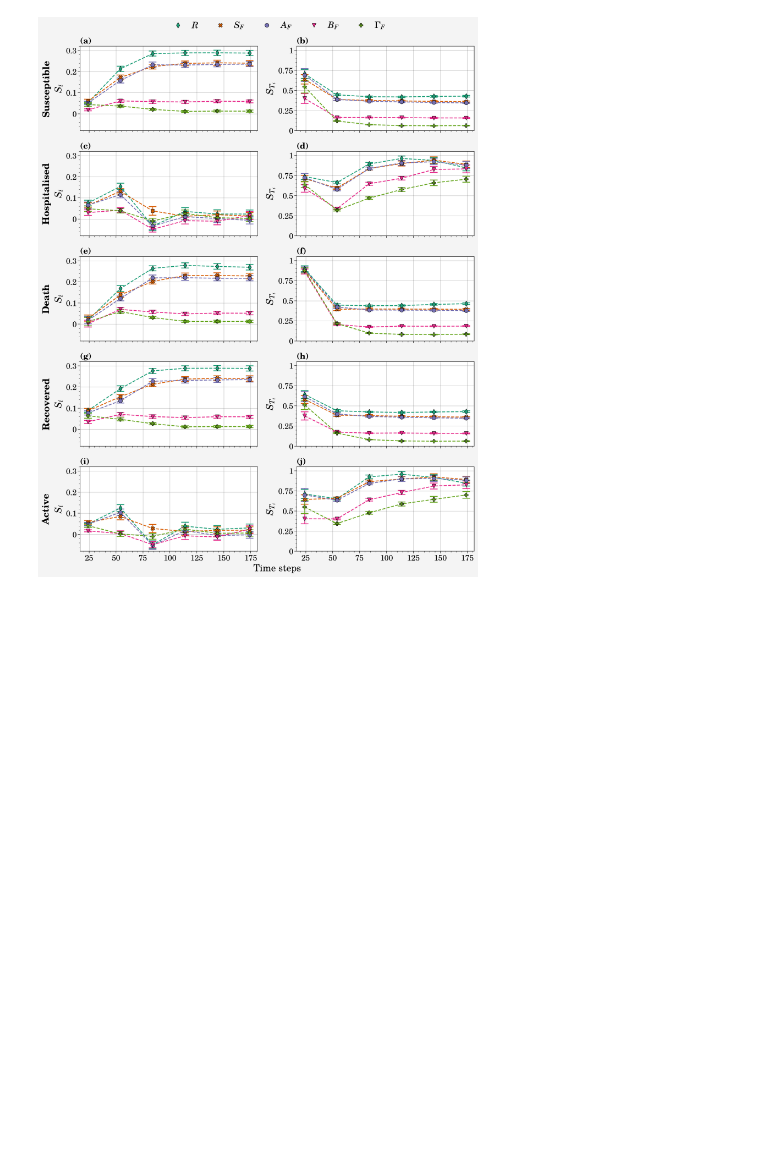
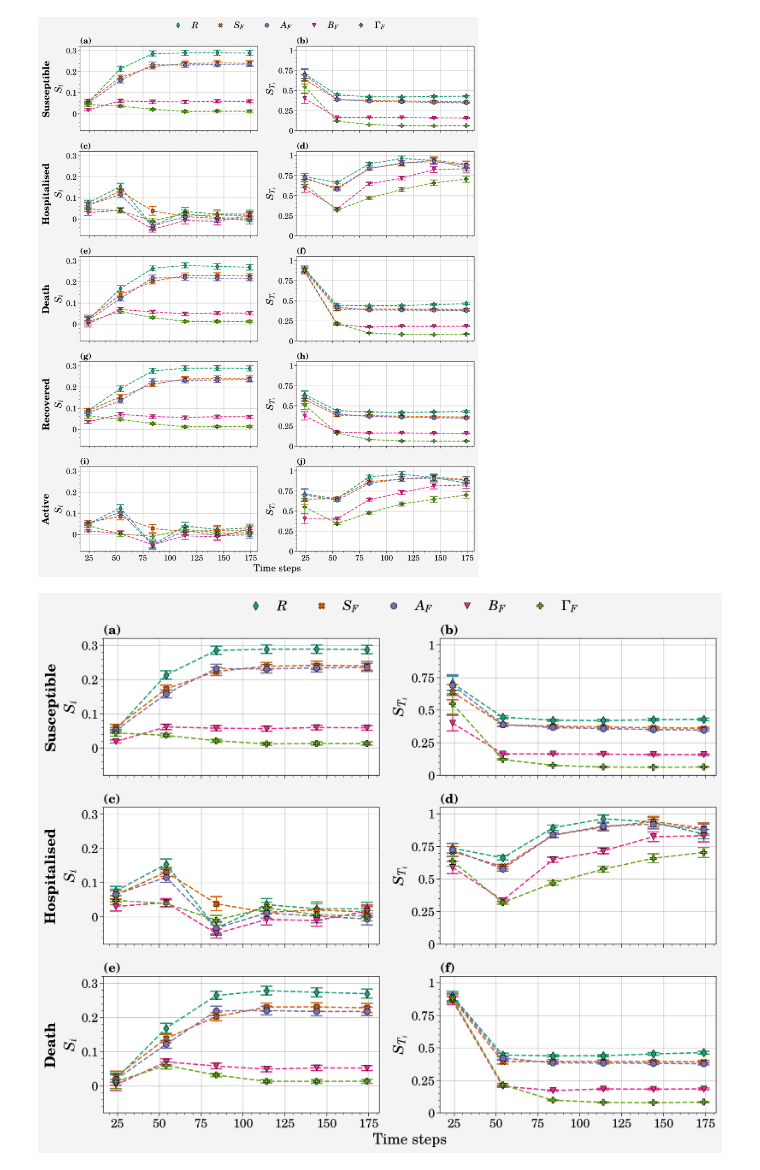
Before and after one commit to bazvalya/GSA_using_GDMaps_PCE, a Jupyter notebook: notebooks/DeepABM_SobolGSA.ipynb, the cells around one changed output. Drawn from its saved outputs; the diff is of its cells as text; code cells hidden in the pictures; blank space fills up the shorter version.

```diff
--- a/notebooks/DeepABM_SobolGSA.ipynb
+++ b/notebooks/DeepABM_SobolGSA.ipynb
@@ -206,3 +206,58 @@ plt.savefig('plots/SI/DeepABM_SALib_ts.pdf', bbox_inches='tight')
 plt.show()
 # %% [output]
 [figure]
+# %%
+pplt.rc['grid.linewidth'] = 0.5
+pplt.rc['grid.alpha'] = 0.3
+
+error_marker_styles = ['d', 'X','o', 'v', 'P', 's', '*']
+colors=mcp.gen_color(cmap="Dark2",n=9)
+
+fig, axs = pplt.subplots(ncols=2, nrows=3, figsize=(11, 9), sharex=True, sharey=False)
+
+col1 = np.linspace(0, 4, 3, dtype='int')
+col2 = np.linspace(1, 5, 3, dtype='int')
+
+for res_ind, res in enumerate(response_vars[:3]):
+    ls = []
+    for i, param in enumerate(problem['names']):
+        S1_at_ts = [Si_all_combined_ts[ts][res]['S1'][i] for ts in timesteps]
+        S1_errors   = [Si_all_combined_ts[ts][res]['S1_conf'][i] for ts in timesteps]
+
+        ST_at_ts = [Si_all_combined_ts[ts][res]['ST'][i] for ts in timesteps]
+        ST_errors   = [Si_all_combined_ts[ts][res]['ST_conf'][i] for ts in timesteps]
+
+        l = axs[col1[res_ind]].scatter(timesteps, S1_at_ts, color=colors[i],
+                                       label=param_names_short[param], edgecolor='k',
+                                       marker=error_marker_styles[i],
+                                       markersize=50, zorder=3)
+        axs[col1[res_ind]].errorbar(timesteps, S1_at_ts, S1_errors, color=colors[i],
+                                    markeredgewidth=1.5, linestyle='--',
+                                    capsize=7, alpha=1, elinewidth=1.2)
+        axs[col1[res_ind]].format(ylabel=r'$S_{i}$', ylim=(-0.08, 0.32))
+
+        axs[col2[res_ind]].scatter(timesteps, ST_at_ts, color=colors[i],
+                                   label=param_names_short[param], edgecolor='k',
+                                   marker=error_marker_styles[i],
+                                   markersize=50, zorder=3)
+        axs[col2[res_ind]].errorbar(timesteps, ST_at_ts, ST_errors, color=colors[i],
+                                    markeredgewidth=1.5, linestyle='--',
+                                    capsize=7, alpha=1, elinewidth=1.2)
+        axs[col2[res_ind]].format(ylabel=r'$S_{T_i}$',  ylim=(-0, 1.05))
+
+        ls.append(l)
+
+axs.format(abc='(a)', xlabel='Time steps', leftlabels=['Hospitalised' if var == 'HOSPITALIZED' \
+                       else var.title() for i, var in enumerate(response_vars[:3])])
+
+axs.format(rc_kw={'title.size': 17,
+                  'label.size': 17,
+                  'tick.labelsize': 14,
+                  'leftlabel.size': 17})
+
+fig.legend(ls, param_names_short.values(), ncols=5, frame=False, loc='t', fontsize = 16)
+
+plt.savefig('plots/SI/DeepABM_SALib_ts_3responses.pdf', bbox_inches='tight')
+plt.show()
+# %% [output]
+[figure, added]
```
Also changed, not shown: 7 other files.
